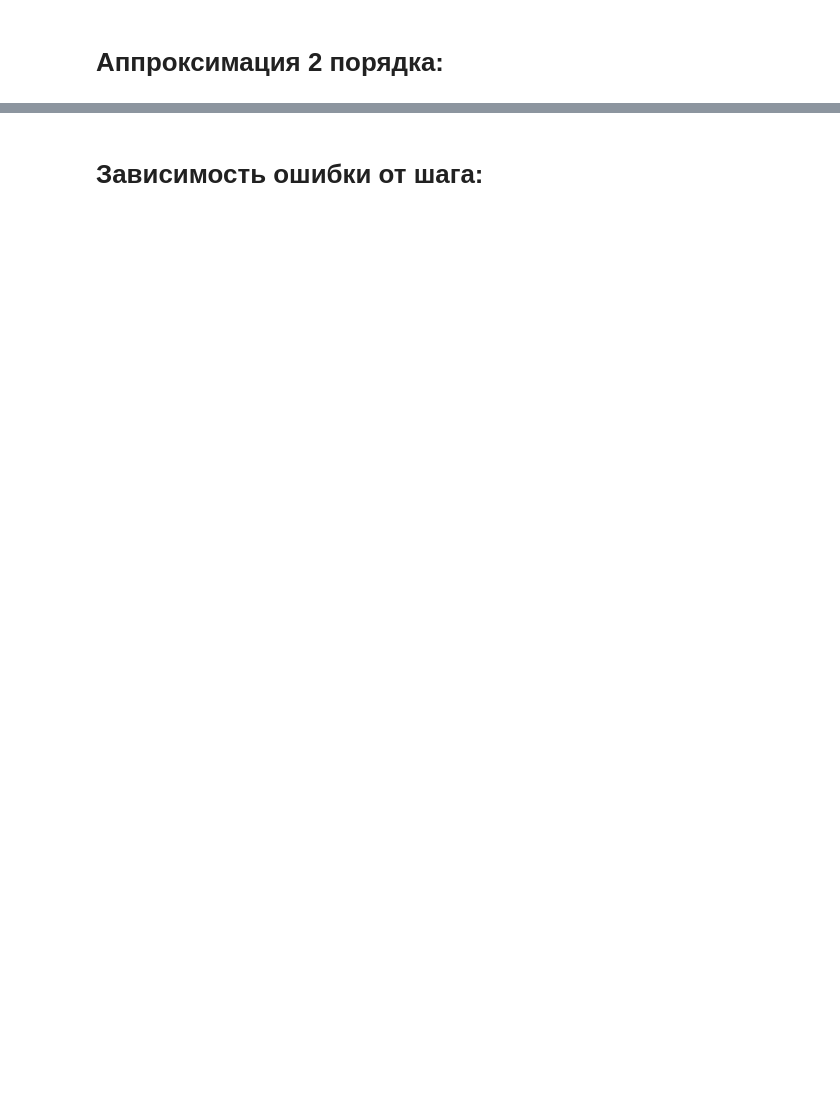
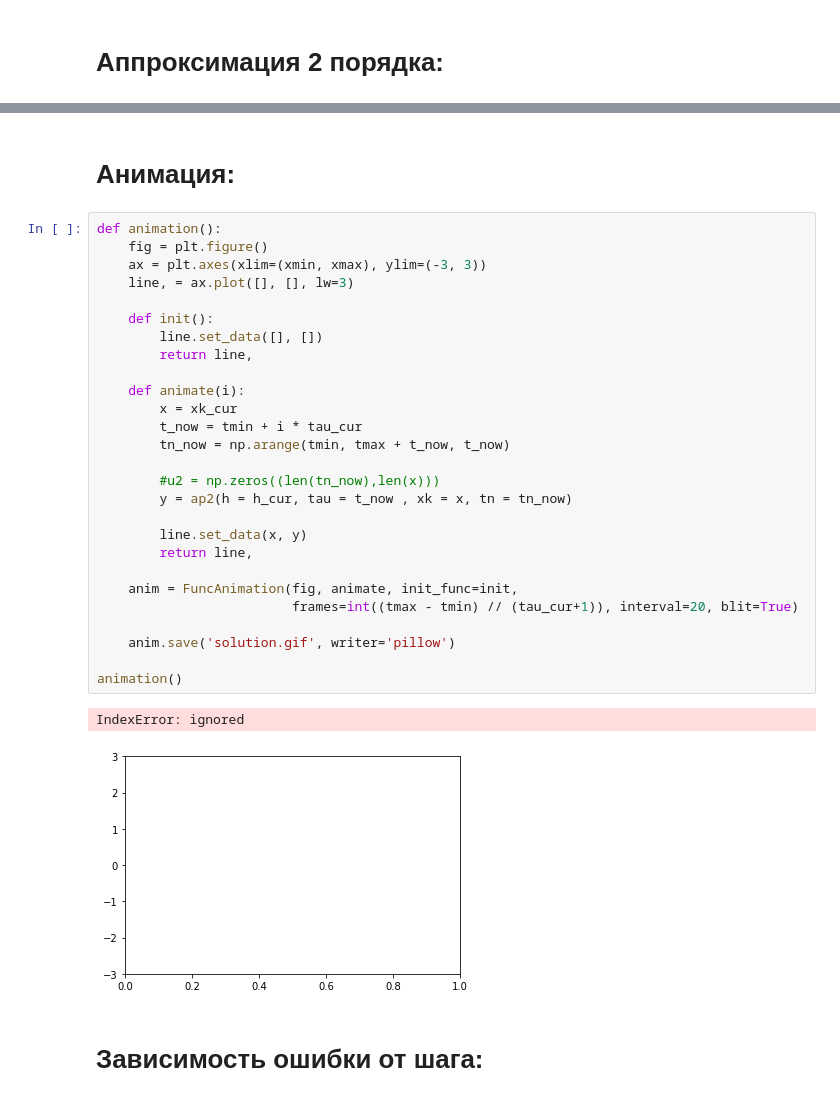
Before and after one commit to mainarel/Numerical_Methods_6, a Jupyter notebook: 1_Wave_equation.ipynb, the cells around one changed output, grey strips where cells are left out. Drawn from its saved outputs; the diff is of its cells as text; blank space fills up the shorter version.

```diff
--- a/1_Wave_equation.ipynb
+++ b/1_Wave_equation.ipynb
@@ -134,3 +154,35 @@ plt.plot(xk_cur, yreal2, linestyle="--")
+# %% [markdown]
+# Анимация:
+# %%
+def animation():
+    fig = plt.figure()
+    ax = plt.axes(xlim=(xmin, xmax), ylim=(-3, 3))
+    line, = ax.plot([], [], lw=3)
+
+    def init():
+        line.set_data([], [])
+        return line,
+
+    def animate(i):
+        x = xk_cur
+        t_now = tmin + i * tau_cur
+        tn_now = np.arange(tmin, tmax + t_now, t_now)
+
+        #u2 = np.zeros((len(tn_now),len(x)))
+        y = ap2(h = h_cur, tau = t_now , xk = x, tn = tn_now)
+
+        line.set_data(x, y)
+        return line,
+
+    anim = FuncAnimation(fig, animate, init_func=init,
+                         frames=int((tmax - tmin) // (tau_cur+1)), interval=20, blit=True)
+
+    anim.save('solution.gif', writer='pillow')
+
+animation()
+# %% [output]
+IndexError: ignored
+[figure, added]
 # %% [markdown]
 # Зависимость ошибки от шага:
 # %%
```
Also changed, not shown: parts of 4 cells of this notebook.
